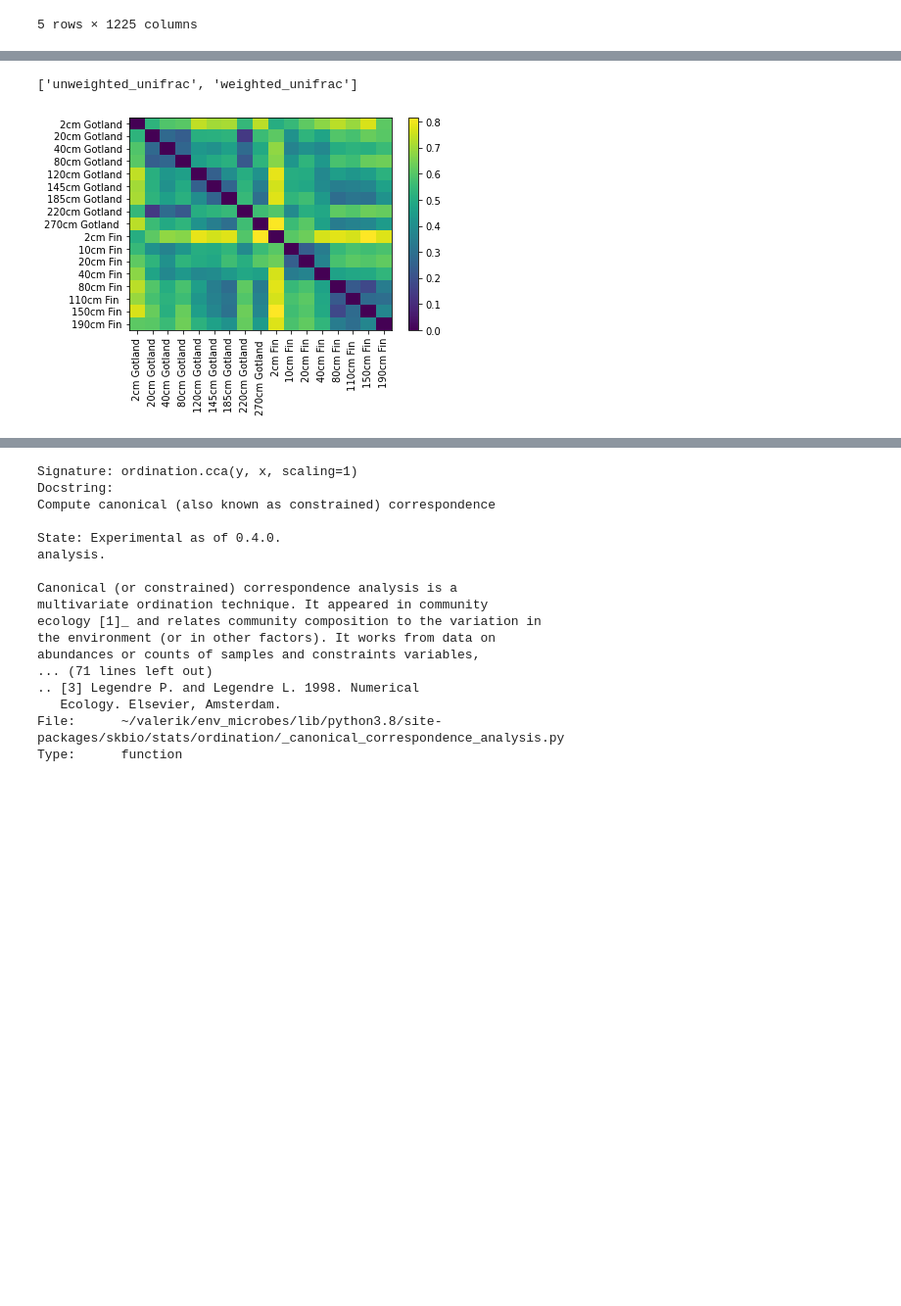
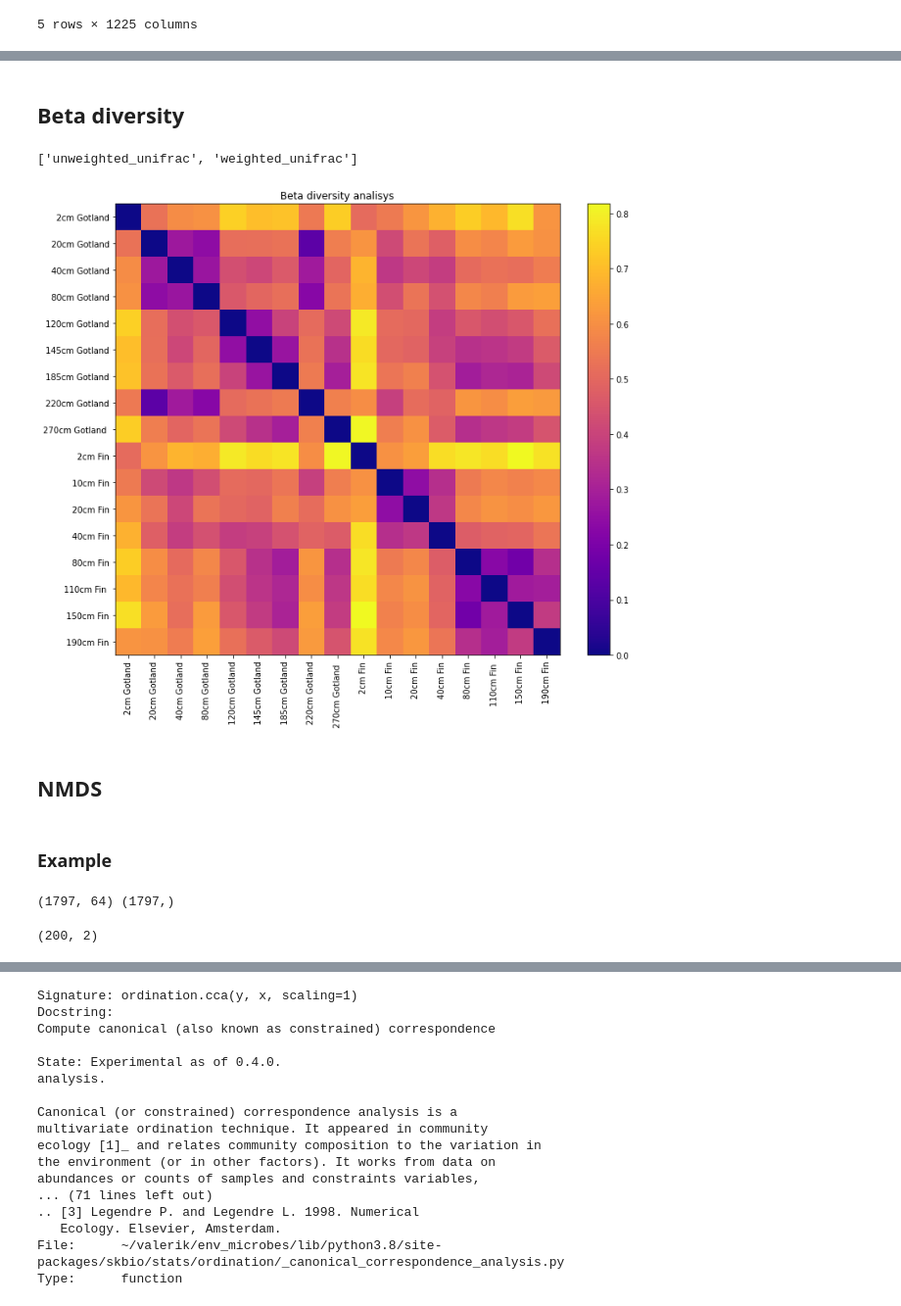
Before and after one commit to kpotoh/valerik, a Jupyter notebook: notebooks/diversity.ipynb, the cells around one changed output, grey strips where cells are left out. Shown: that part at 98% size. Saved outputs shown, nothing was run; the diff lists cells and outputs as text; code cells hidden in the pictures; blank space fills up the shorter version.

```diff
--- a/notebooks/diversity.ipynb
+++ b/notebooks/diversity.ipynb
@@ -158,6 +159,8 @@ comp_otu.sum(1).reset_index().T
 |  | 0 | 1 | 2 | 3 | 4 | 5 | 6 | 7 | 8 | 9 | 10 | ... |
 | Samples | 2cm Gotland | 20cm Gotland | 40cm Gotland | 80cm Gotland | 120cm Gotland | 145cm Gotland | 185cm Gotland | 220cm Gotland | 270cm Gotland | 2cm Fin | 10cm Fin | ... |
 | 0 | 97.0826 | 97.2066 | 97.3677 | 96.60005 | 97.1275 | 96.9772 | 98.196 | 98.03135 | 97.30945 | 99.39805 | 97.2319 | ... |
+# %% [markdown]
+## Beta diversity
 # %%
 diversity.get_beta_diversity_metrics()
 # %% [output]
@@ -165,6 +168,27 @@ diversity.get_beta_diversity_metrics()
 # %%
 metric = "braycurtis" # jaccard
 dm = diversity.beta_diversity(metric, comp_otu, comp_otu.index)
-dm
-# %% [output]
-[figure, removed]
+# %%
+fig = dm.plot("plasma", "Beta diversity analisys")
+fig.set_size_inches((12, 10))
+plt.savefig("../figures/beta_braycurtis.png")
+# %% [output]
+[figure, added]
+# %% [markdown]
+## NMDS
+# %% [markdown]
+### Example
+# %%
+from sklearn.datasets import load_digits
+from sklearn.manifold import MDS
+
+X, y = load_digits(return_X_y=True)
+print(X.shape, y.shape)
+X = X[:200]
+y = y[:200]
+embedding = MDS(n_components=2, metric=False, n_jobs=-1)
+X_transformed = embedding.fit_transform(X)
+X_transformed.shape
+# %% [output]
+(1797, 64) (1797,)
+(200, 2)
```
Also changed, not shown: parts of 10 cells of this notebook, 2 other files.
